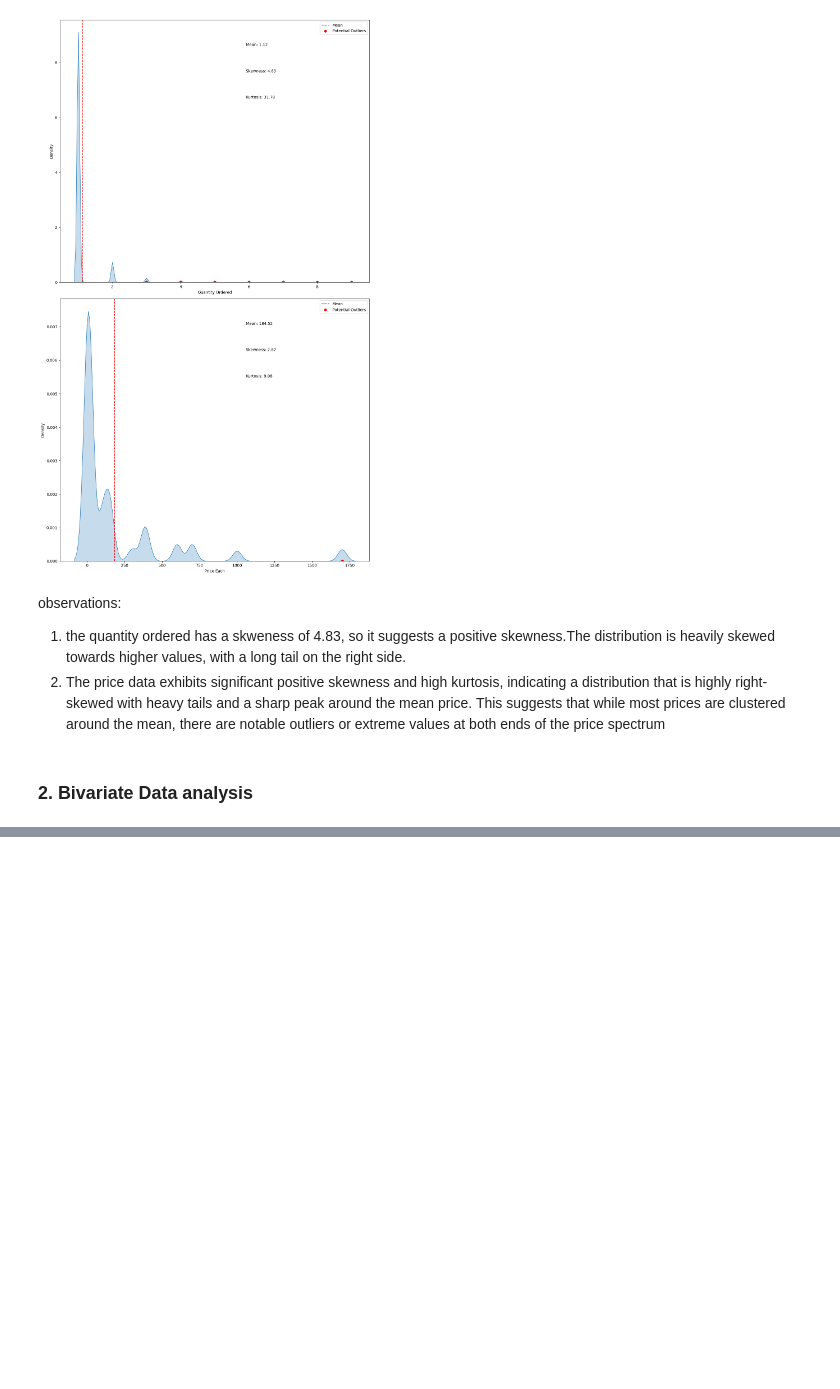
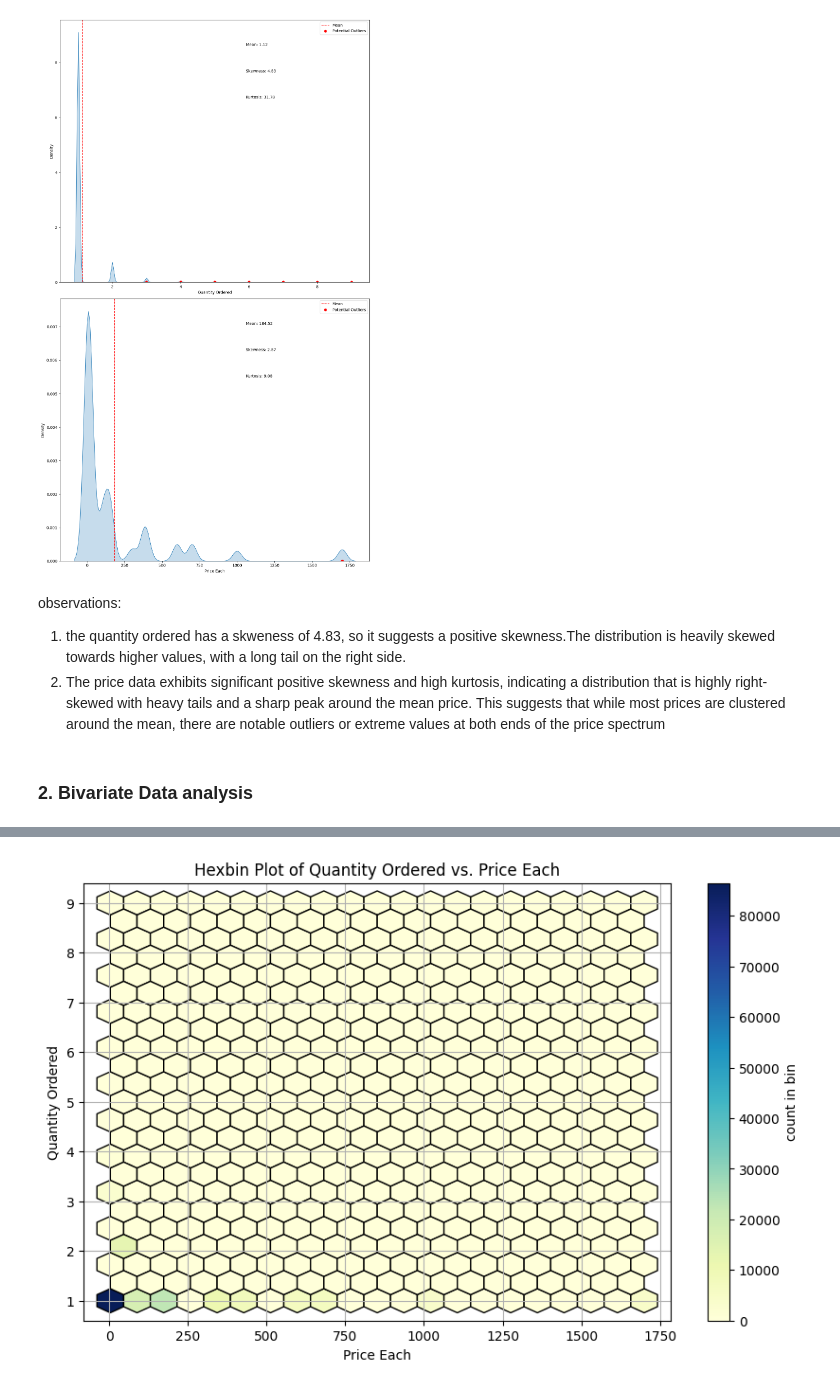
Before and after one commit to Samidirbsa/PowerBI_Capstone_Project, a Jupyter notebook: notebook.ipynb, the cells around one changed output, grey strips where cells are left out. Drawn from its saved outputs; the diff is of its cells as text; code cells hidden in the pictures; blank space fills up the shorter version.

```diff
--- a/notebook.ipynb
+++ b/notebook.ipynb
@@ -2328,0 +2380,12 @@ Trend of monthly sales
+# %%
+# Hexbin plot
+plt.figure(figsize=(10, 6))
+plt.hexbin(sales_data['Price Each'], sales_data['Quantity Ordered'], gridsize=20, cmap='YlGnBu', edgecolors='k')
+plt.colorbar(label='count in bin')
+plt.title('Hexbin Plot of Quantity Ordered vs. Price Each')
+plt.xlabel('Price Each')
+plt.ylabel('Quantity Ordered')
+plt.grid(True)
+plt.show()
+# %% [output]
+[figure, added]
```
Also changed, not shown: parts of 15 cells of this notebook, 1 other file.
